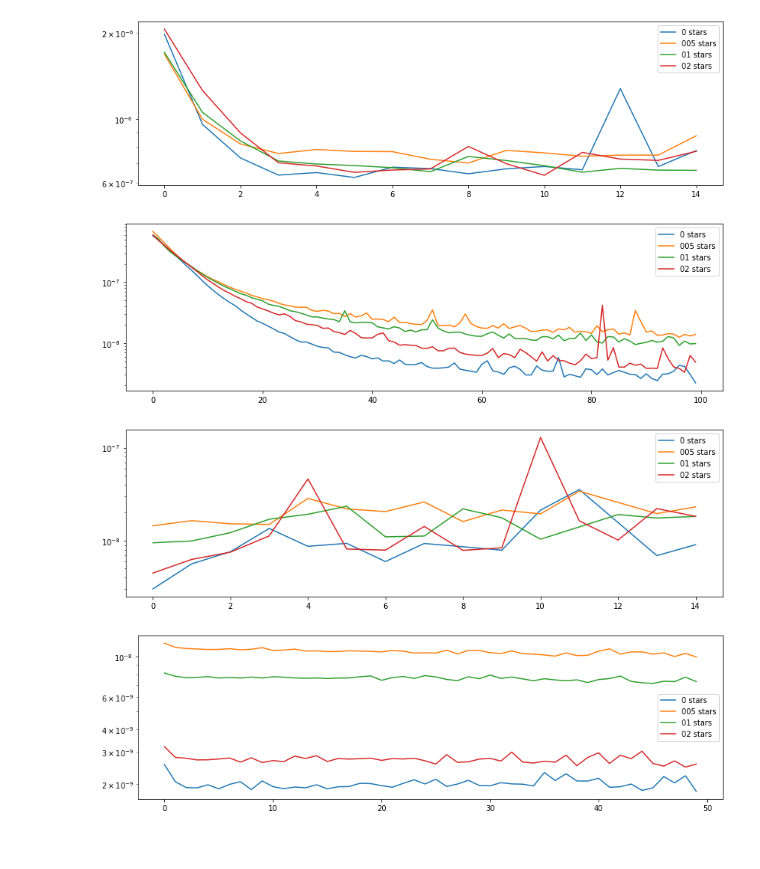
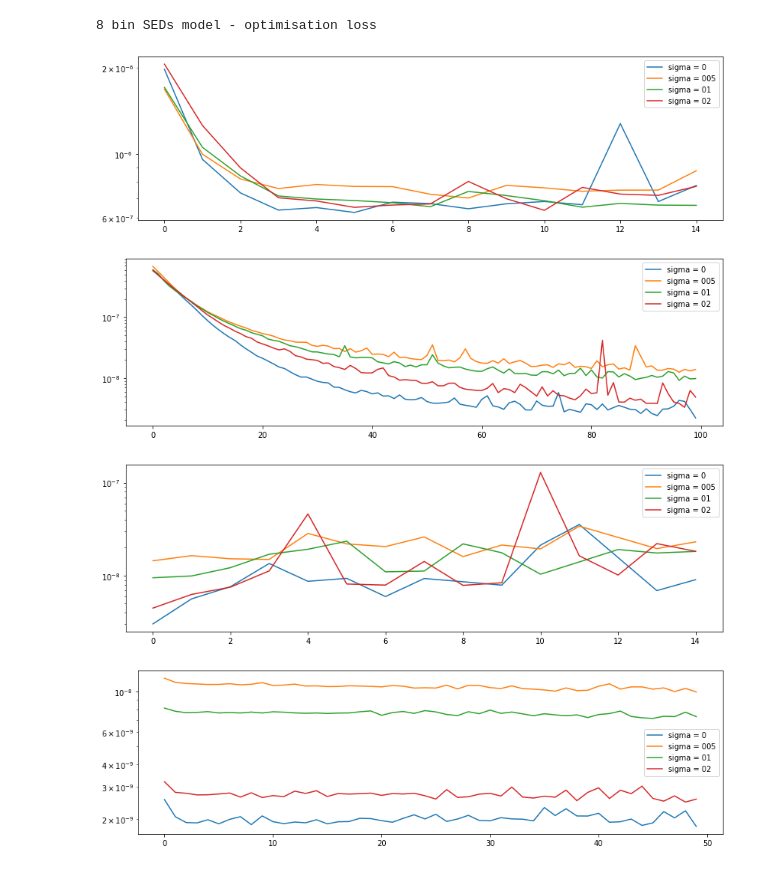
Before and after one commit to tobias-liaudat/wf-SEDs, a Jupyter notebook: interp_SED_model/notebooks/optimisation_curves.ipynb, the cells around one changed output. Saved outputs shown, nothing was run; the diff lists cells and outputs as text; code cells hidden in the pictures.

Commit message:
fix legends and add title

```diff
--- a/interp_SED_model/notebooks/optimisation_curves.ipynb
+++ b/interp_SED_model/notebooks/optimisation_curves.ipynb
@@ -11,38 +11,41 @@ optim_hist_list = [np.load(optim_hist_path % n_dataset, allow_pickle=True)[()] f
 # %%
 plot_loss = 'val_loss'
 
+print('8 bin SEDs model - optimisation loss')
+
 plt.figure(figsize=(14,4))
 for idx,hist_stars in enumerate(optim_hist_list):
-    plt.plot(hist_stars['param_cycle1'][plot_loss], label='{} stars'.format(n_dataset_list[idx][1]))
+    plt.plot(hist_stars['param_cycle1'][plot_loss], label='sigma = {}'.format(n_dataset_list[idx][1]))
 plt.yscale('log')
 plt.legend()
 plt.show()
 
 plt.figure(figsize=(14,4))
 for idx,hist_stars in enumerate(optim_hist_list):
-    plt.plot(hist_stars['nonparam_cycle1'][plot_loss], label='{} stars'.format(n_dataset_list[idx][1]))
+    plt.plot(hist_stars['nonparam_cycle1'][plot_loss], label='sigma = {}'.format(n_dataset_list[idx][1]))
 plt.yscale('log')
 plt.legend()
 plt.show()
 
 plt.figure(figsize=(14,4))
 for idx,hist_stars in enumerate(optim_hist_list):
-    plt.plot(hist_stars['param_cycle2'][plot_loss], label='{} stars'.format(n_dataset_list[idx][1]))
+    plt.plot(hist_stars['param_cycle2'][plot_loss], label='sigma = {}'.format(n_dataset_list[idx][1]))
 plt.yscale('log')
 plt.legend()
 plt.show()
 
 plt.figure(figsize=(14,4))
 for idx,hist_stars in enumerate(optim_hist_list):
-    plt.plot(hist_stars['nonparam_cycle2'][plot_loss], label='{} stars'.format(n_dataset_list[idx][1]))
+    plt.plot(hist_stars['nonparam_cycle2'][plot_loss], label='sigma = {}'.format(n_dataset_list[idx][1]))
 plt.yscale('log')
 plt.legend()
 plt.show()
 # %% [output]
+8 bin SEDs model - optimisation loss
-[figure, old version]
+[figure, new version]
-[figure, old version]
+[figure, new version]
-[figure, old version]
+[figure, new version]
-[figure, old version]
+[figure, new version]
 # %%
 # Load optimisation history
 n_dataset_list = [('16_bins','0'), ('16_bins','005'),('16_bins','01'),('16_bins','02')]
```
Also changed, not shown: parts of 1 cell of this notebook.
